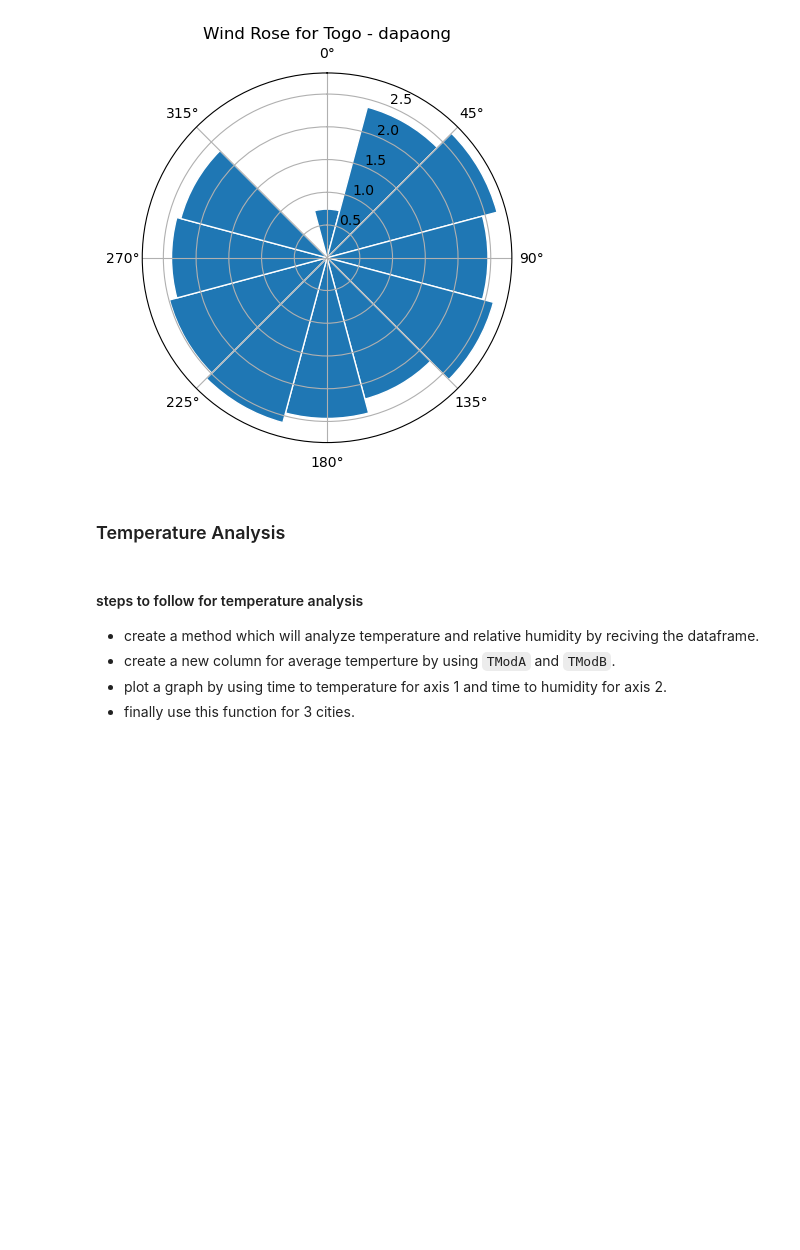
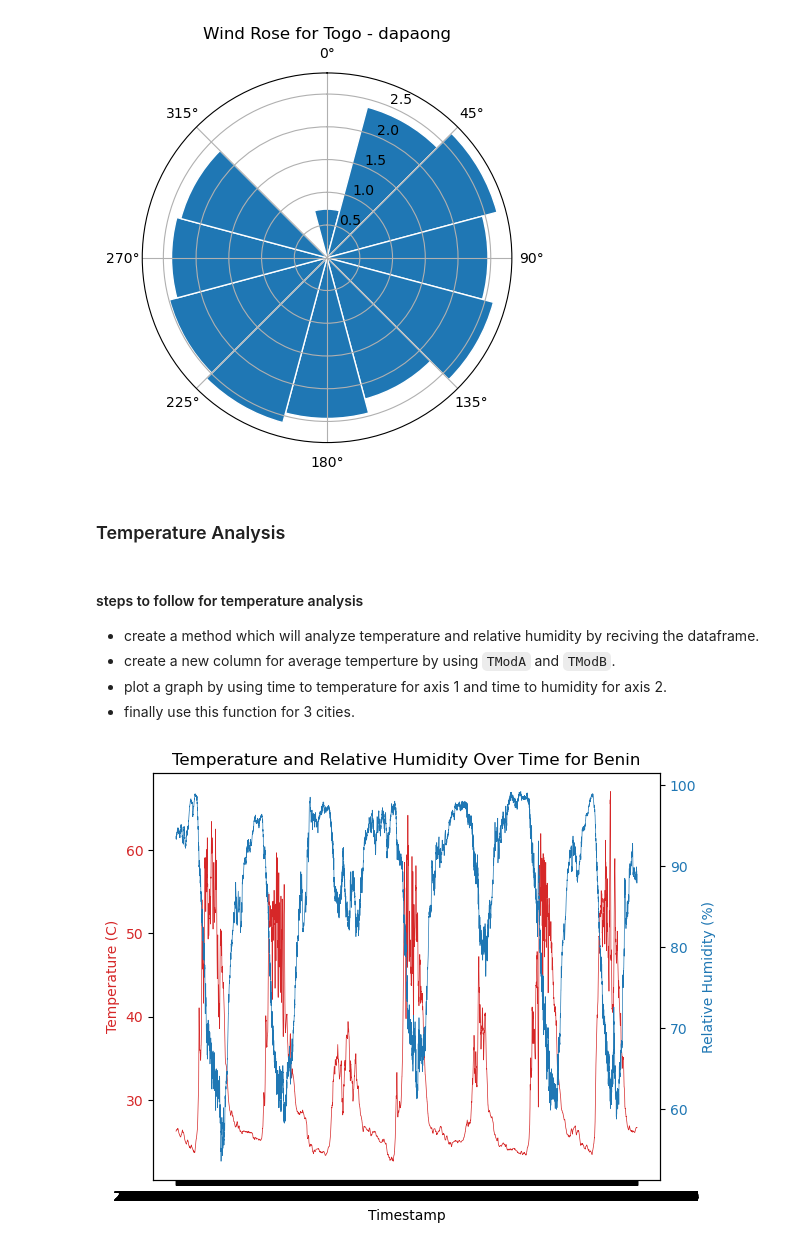
Before and after one commit to kebaHailu/TenX, a Jupyter notebook: src/notebooks/Wind_and_temp_analysis.ipynb, the cells around one changed output. Saved outputs shown, nothing was run; the diff lists cells and outputs as text; code cells hidden in the pictures; blank space fills up the shorter version.

Commit message:
done implementing temperature data and histogram

```diff
--- a/src/notebooks/Wind_and_temp_analysis.ipynb
+++ b/src/notebooks/Wind_and_temp_analysis.ipynb
@@ -55,7 +55,7 @@ plot_wind_rose(togo, 'Wind Rose for Togo - dapaong')
 def create_avg_temp(data):
     data['Temperature'] = (data['TModA'] + data['TModB']) / 2
 
-def analyze_temp_and_rh(data):
+def analyze_temp_and_rh(data,city):
     # Create a new column for average temperature
 
     fig, ax1 = plt.subplots()
@@ -63,15 +63,15 @@ def analyze_temp_and_rh(data):
     color = 'tab:red'
     ax1.set_xlabel('Timestamp')
     ax1.set_ylabel('Temperature (C)', color=color)
-    ax1.plot(data['Timestamp'], data['Temperature'], color=color)
+    ax1.plot(data['Timestamp'], data['Temperature'], color=color, linewidth=0.5)
     ax1.tick_params(axis='y', labelcolor=color)
 
     ax2 = ax1.twinx()
     color = 'tab:blue'
     ax2.set_ylabel('Relative Humidity (%)', color=color)
-    ax2.plot(data['Timestamp'], data['RH'], color=color)
+    ax2.plot(data['Timestamp'], data['RH'], color=color, linewidth=0.5)
     ax2.tick_params(axis='y', labelcolor=color)
 
     fig.tight_layout()
-    plt.title('Temperature and Relative Humidity Over Time')
+    plt.title(f'Temperature and Relative Humidity Over Time for {city}')
     plt.show()
@@ -84,0 +84,5 @@ analyze_temp_and_rh(benin)
+# %%
+# since it take a lot of time I decrease the size of the sample
+analyze_temp_and_rh(benin.head(10000),'Benin')
+# %% [output]
+[figure, added]
```
Also changed, not shown: parts of 5 cells of this notebook, 1 other file.
